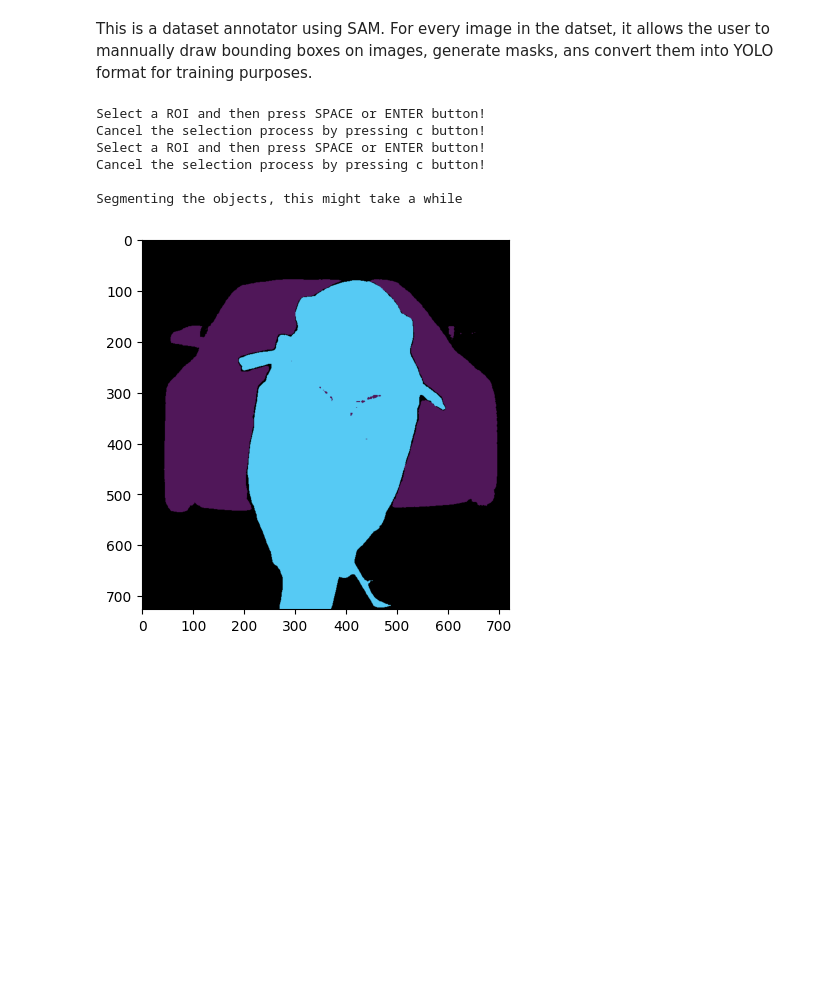
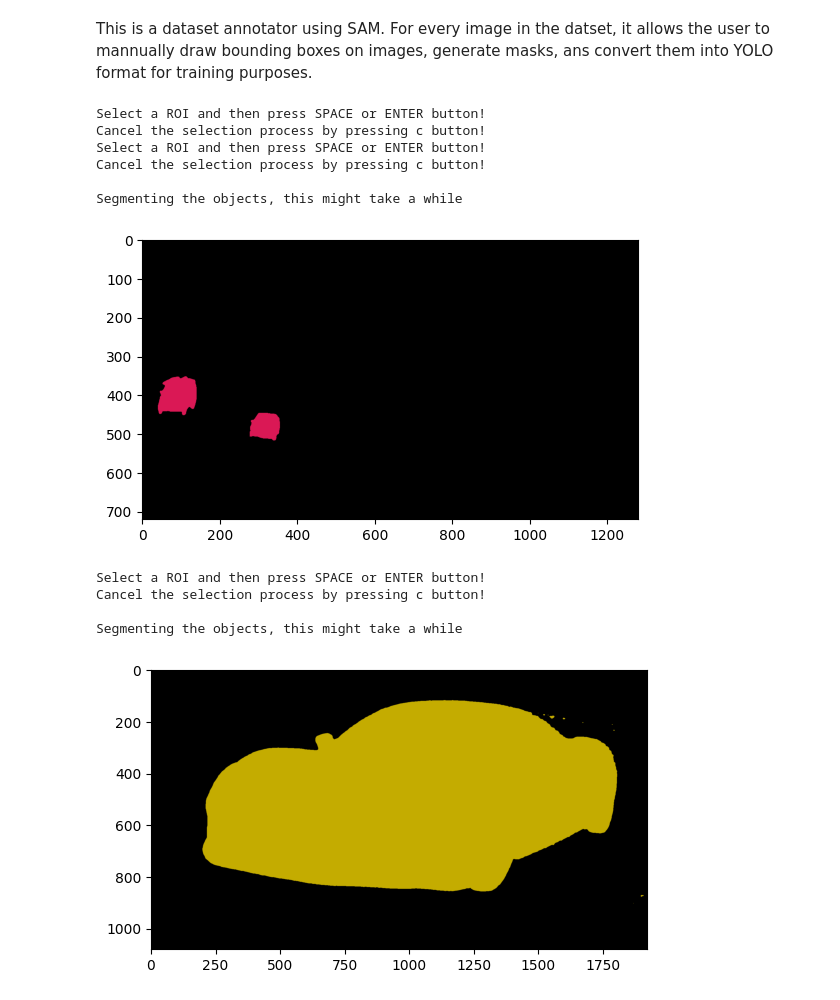
Before and after one commit to NirshalChandraSekar/Dataset-generator-using-SAM, a Jupyter notebook: SAM_ annotator.ipynb, the cells around one changed output. Drawn from its saved outputs; the diff is of its cells as text; code cells hidden in the pictures; blank space fills up the shorter version.

```diff
--- a/SAM_ annotator.ipynb
+++ b/SAM_ annotator.ipynb
@@ -10,54 +11,64 @@ from matplotlib import pyplot as plt
 # %%
-img = cv2.imread("/home/nirshal/Downloads/car and bike.jpeg")
-r = {}
-while(True):
-    label = input("Enter the label for the mask (exit to move to net image): ")
+images_folder_path = "test_images"
+image_files = [f for f in os.listdir(images_folder_path) if os.path.isfile(os.path.join(images_folder_path, f))]
 
-    if label == 'exit':
-        break
+for image_file in image_files:
+    image_path = os.path.join(images_folder_path, image_file)
+    img = cv2.imread(image_path)
+    r = {}
+    while(True):
+        label = input("Enter the label for the mask (exit to move to net image): ")
 
-    if label not in r:
-        r[label] = {"bounding_box": [], "masks": []}
+        if label == 'exit':
+            break
+
+        if label not in r:
+            r[label] = {"bounding_box": [], "masks": []}
 
 
-    while True:
-        bbox = cv2.selectROI("Interactive Menu", img)
+        while True:
+            bbox = cv2.selectROI("Interactive Menu", img)
 
-        convert = [bbox[0], bbox[1], bbox[0]+bbox[2], bbox[1]+bbox[3]]
-        r[label]["bounding_box"].append(np.asarray(convert))
-        cv2.destroyAllWindows()
+            convert = [bbox[0], bbox[1], bbox[0]+bbox[2], bbox[1]+bbox[3]]
+            r[label]["bounding_box"].append(np.asarray(convert))
+            cv2.destroyAllWindows()
 
-        cont = input("Draw another bounding box for the same label? (y/n): ")
-        if cont.lower() != 'y':
-            break  # Move to the next label
+            cont = input("Draw another bounding box for the same label? (y/n): ")
+            if cont.lower() != 'y':
+                break  # Move to the next label
 
 
-print("\nSegmenting the objects, this might take a while")
-device = torch.device("cuda" if torch.cuda.is_available() else "cpu")
-sam = sam_model_registry["vit_h"](checkpoint="sam_vit_h_4b8939.pth")
-# sam.to(device)
-mask_predictor = SamPredictor(sam)
-img2 = cv2.cvtColor(img, cv2.COLOR_BGR2RGB)
-mask_predictor.set_image(img2)
+    print("\nSegmenting the objects, this might take a while")
+    device = torch.device("cuda" if torch.cuda.is_available() else "cpu")
+    sam = sam_model_registry["vit_h"](checkpoint="sam_vit_h_4b8939.pth")
+    # sam.to(device)
+    mask_predictor = SamPredictor(sam)
+    img2 = cv2.cvtColor(img, cv2.COLOR_BGR2RGB)
+    mask_predictor.set_image(img2)
 
-for label in r:
-    for bbox in r[label]["bounding_box"]:
-        mask, _, _ = mask_predictor.predict(box=bbox, multimask_output=False)
-        r[label]["masks"].append(mask[0])
+    for label in r:
+        for bbox in r[label]["bounding_box"]:
+            mask, _, _ = mask_predictor.predict(box=bbox, multimask_output=False)
+            r[label]["masks"].append(mask[0])
 
-mask_visualization = np.zeros_like(img)
-for label in r:
-    color = (random.randint(0, 255), random.randint(0, 255), random.randint(0, 255))
-    for mask in r[label]["masks"]:
-        mask_visualization[mask] = color
+    mask_visualization = np.zeros_like(img)
+    for label in r:
+        color = (random.randint(0, 255), random.randint(0, 255), random.randint(0, 255))
+        for mask in r[label]["masks"]:
+            mask_visualization[mask] = color
 
-plt.imshow(mask_visualization)
-plt.show()
+    plt.imshow(mask_visualization)
+    plt.show()
 # %% [output]
 Select a ROI and then press SPACE or ENTER button!
 Cancel the selection process by pressing c button!
 Select a ROI and then press SPACE or ENTER button!
 Cancel the selection process by pressing c button!
 
 Segmenting the objects, this might take a while
-[figure, old version]
+[figure, new version]
+Select a ROI and then press SPACE or ENTER button!
+Cancel the selection process by pressing c button!
+
+Segmenting the objects, this might take a while
+[figure, added]
```
Also changed, not shown: parts of 2 cells of this notebook, 5 other files.
